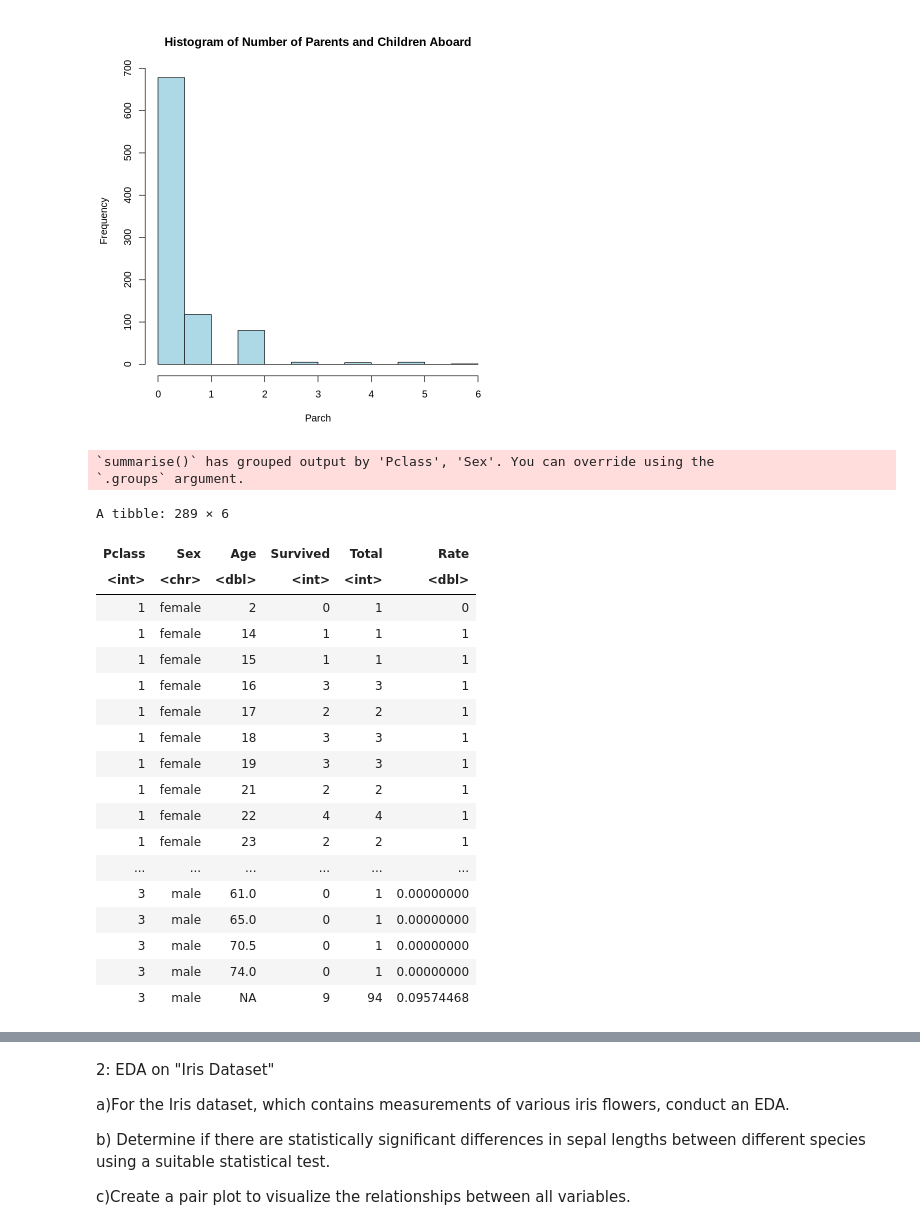
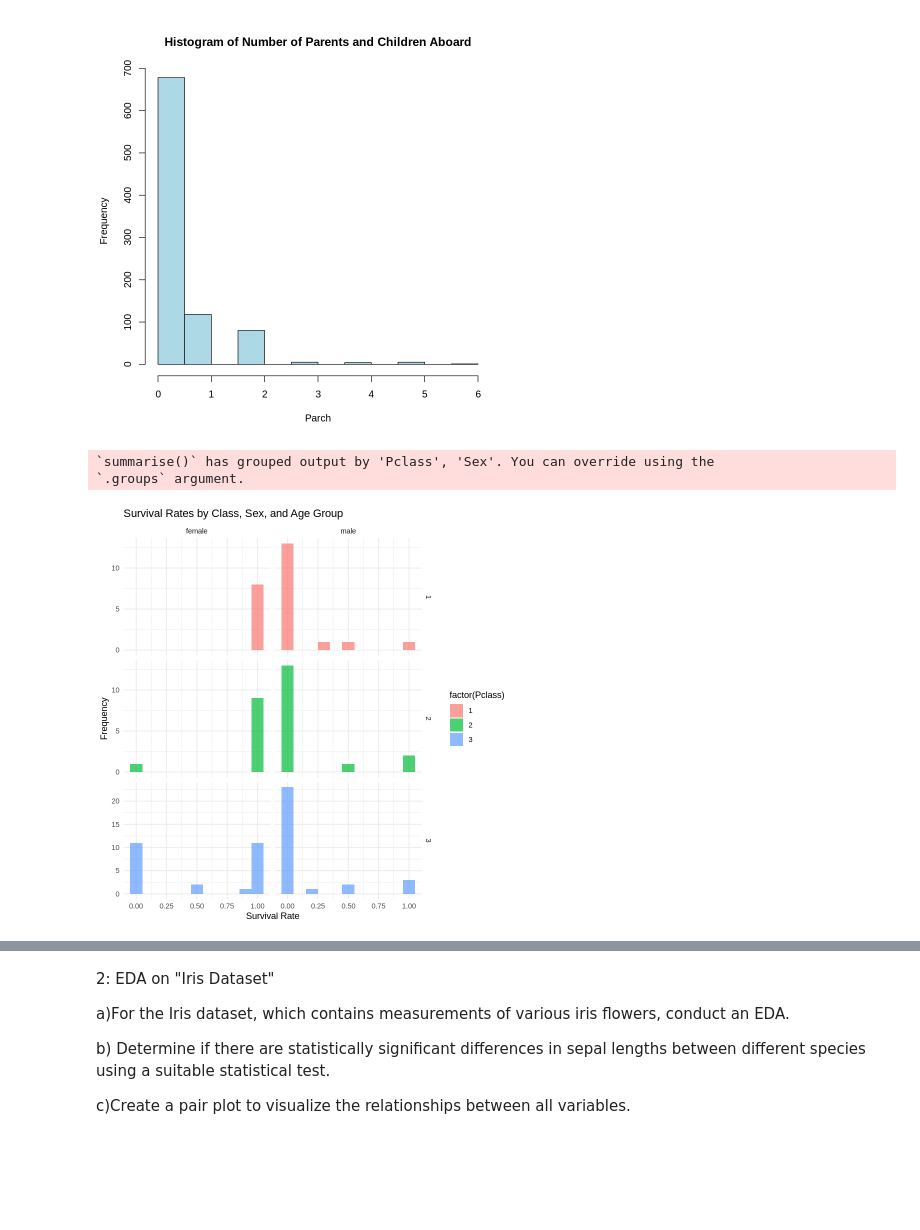
Before and after one commit to ReVuz/R_programming, a Jupyter notebook: EDA.ipynb, the cells around one changed output, grey strips where cells are left out. Drawn from its saved outputs; the diff is of its cells as text; code cells hidden in the pictures; blank space fills up the shorter version.

```diff
--- a/EDA.ipynb
+++ b/EDA.ipynb
@@ -41,36 +41,25 @@ hist(Titanic_df$Parch, main = "Histogram of Number of Parents and Children Aboar
 # %% [output]
 [figure]
 # %%
-# Perform a detailed EDA, including advanced statistical analysis, to explore factors influencing survival rates.
-
 # Load the dplyr and ggplot2 packages
 library(dplyr)
 library(ggplot2)
-
+Titanic_df <- read.csv("titanic.csv")
 # Summarize the survival rates by class, sex, and age group
-Titanic_df %>%
+survival_summary <- Titanic_df %>%
   group_by(Pclass, Sex, Age) %>%
   summarise(Survived = sum(Survived), Total = n(), Rate = Survived / Total) %>%
   ungroup()
+
+# Create a histogram of survival rates
+ggplot(survival_summary, aes(x = Rate, fill = factor(Pclass))) +
+  geom_histogram(binwidth = 0.1, position = "identity", alpha = 0.7) +
+  facet_grid(Pclass ~ Sex, scales = "free_y") +
+  labs(title = "Survival Rates by Class, Sex, and Age Group",
+       x = "Survival Rate",
+       y = "Frequency") +
+  theme_minimal()
 # %% [output]
 `summarise()` has grouped output by 'Pclass', 'Sex'. You can override using the
 `.groups` argument.
-A tibble: 289 × 6
-| Pclass | Sex | Age | Survived | Total | Rate |
-| <int> | <chr> | <dbl> | <int> | <int> | <dbl> |
-| 1 | female | 2 | 0 | 1 | 0 |
-| 1 | female | 14 | 1 | 1 | 1 |
-| 1 | female | 15 | 1 | 1 | 1 |
-| 1 | female | 16 | 3 | 3 | 1 |
-| 1 | female | 17 | 2 | 2 | 1 |
-| 1 | female | 18 | 3 | 3 | 1 |
-| 1 | female | 19 | 3 | 3 | 1 |
-| 1 | female | 21 | 2 | 2 | 1 |
-| 1 | female | 22 | 4 | 4 | 1 |
-| 1 | female | 23 | 2 | 2 | 1 |
-| ... | ... | ... | ... | ... | ... |
-| 3 | male | 61.0 | 0 | 1 | 0.00000000 |
-| 3 | male | 65.0 | 0 | 1 | 0.00000000 |
-| 3 | male | 70.5 | 0 | 1 | 0.00000000 |
-| 3 | male | 74.0 | 0 | 1 | 0.00000000 |
-| 3 | male | NA | 9 | 94 | 0.09574468 |
+[figure, added]
```
Also changed, not shown: parts of 4 cells of this notebook.
